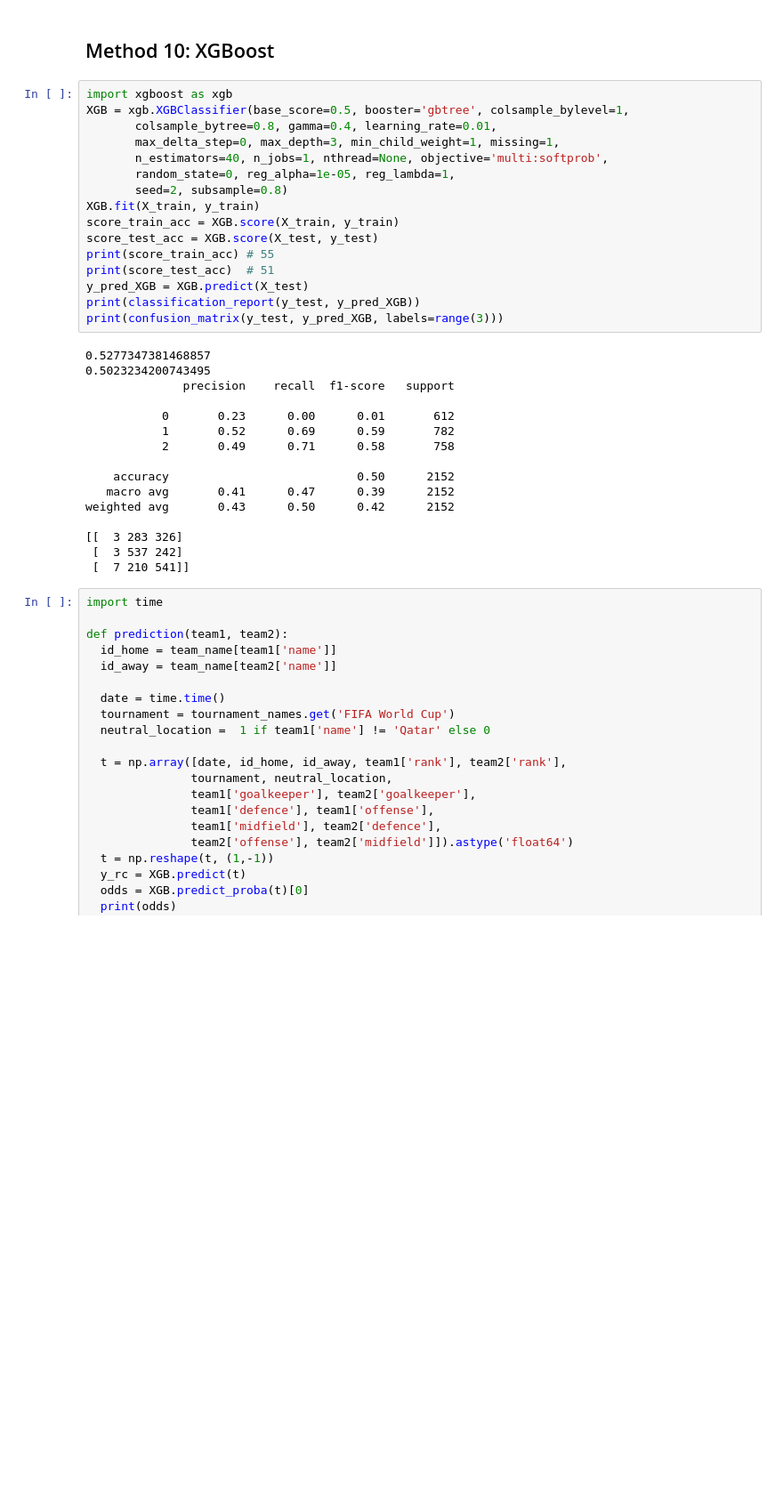
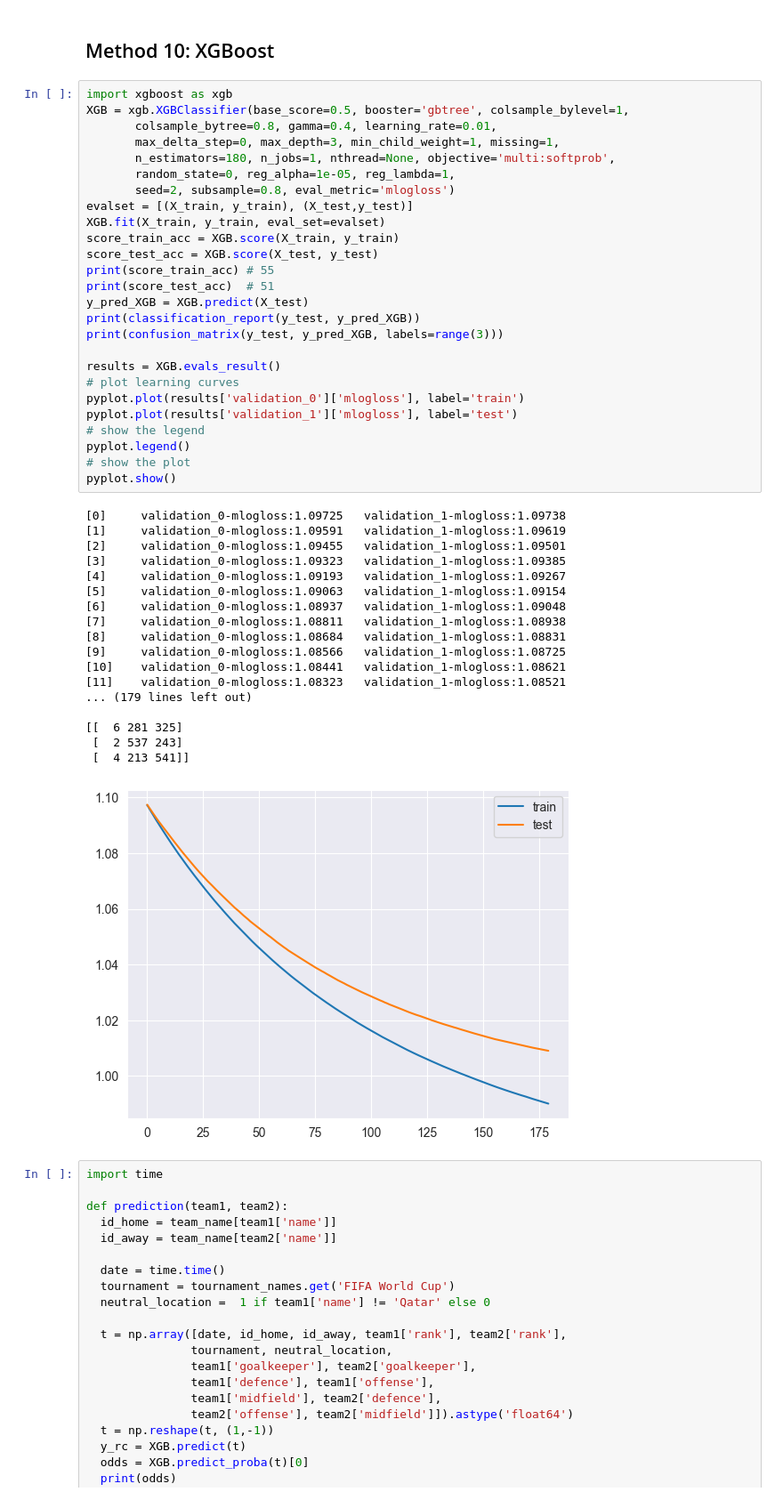
Before and after one commit to TomasBruno1/fifa-2022-predictor, a Jupyter notebook: main.ipynb, the cells around one changed output. Shown at 89% size. Cells and saved outputs as stored; diff of their text form; blank space fills up the shorter version.

Commit message:
Add example loss graph for XGBoost
Co-authored-by: tomasberretta <tomas.berretta@ing.austral.edu.ar>
Co-authored-by: agustinVon <agustin.von@ing.austral.edu.ar>

```diff
--- a/main.ipynb
+++ b/main.ipynb
@@ -657,35 +659,48 @@ weighted avg       0.49      0.52      0.46      2152
 # %%
 import xgboost as xgb
 XGB = xgb.XGBClassifier(base_score=0.5, booster='gbtree', colsample_bylevel=1,
        colsample_bytree=0.8, gamma=0.4, learning_rate=0.01,
        max_delta_step=0, max_depth=3, min_child_weight=1, missing=1,
-       n_estimators=40, n_jobs=1, nthread=None, objective='multi:softprob',
+       n_estimators=180, n_jobs=1, nthread=None, objective='multi:softprob',
        random_state=0, reg_alpha=1e-05, reg_lambda=1,
-       seed=2, subsample=0.8)
-XGB.fit(X_train, y_train)
+       seed=2, subsample=0.8, eval_metric='mlogloss')
+evalset = [(X_train, y_train), (X_test,y_test)]
+XGB.fit(X_train, y_train, eval_set=evalset)
 score_train_acc = XGB.score(X_train, y_train)
 score_test_acc = XGB.score(X_test, y_test)
 print(score_train_acc) # 55
 print(score_test_acc)  # 51
 y_pred_XGB = XGB.predict(X_test)
 print(classification_report(y_test, y_pred_XGB))
 print(confusion_matrix(y_test, y_pred_XGB, labels=range(3)))
+
+results = XGB.evals_result()
+# plot learning curves
+pyplot.plot(results['validation_0']['mlogloss'], label='train')
+pyplot.plot(results['validation_1']['mlogloss'], label='test')
+# show the legend
+pyplot.legend()
+# show the plot
+pyplot.show()
 # %% [output]
-0.5277347381468857
-0.5023234200743495
-              precision    recall  f1-score   support
+[0]     validation_0-mlogloss:1.09725   validation_1-mlogloss:1.09738
+[1]     validation_0-mlogloss:1.09591   validation_1-mlogloss:1.09619
+[2]     validation_0-mlogloss:1.09455   validation_1-mlogloss:1.09501
+[3]     validation_0-mlogloss:1.09323   validation_1-mlogloss:1.09385
+[4]     validation_0-mlogloss:1.09193   validation_1-mlogloss:1.09267
+[5]     validation_0-mlogloss:1.09063   validation_1-mlogloss:1.09154
+[6]     validation_0-mlogloss:1.08937   validation_1-mlogloss:1.09048
+[7]     validation_0-mlogloss:1.08811   validation_1-mlogloss:1.08938
+[8]     validation_0-mlogloss:1.08684   validation_1-mlogloss:1.08831
+[9]     validation_0-mlogloss:1.08566   validation_1-mlogloss:1.08725
+[10]    validation_0-mlogloss:1.08441   validation_1-mlogloss:1.08621
+[11]    validation_0-mlogloss:1.08323   validation_1-mlogloss:1.08521
+... (179 lines left out)
 
-           0       0.23      0.00      0.01       612
-           1       0.52      0.69      0.59       782
-           2       0.49      0.71      0.58       758
-
-    accuracy                           0.50      2152
-   macro avg       0.41      0.47      0.39      2152
-weighted avg       0.43      0.50      0.42      2152
-
-[[  3 283 326]
- [  3 537 242]
- [  7 210 541]]
+[[  6 281 325]
+ [  2 537 243]
+ [  4 213 541]]
+[figure, added]
 # %%
 import time
 
```
Also changed, not shown: parts of 3 cells of this notebook.
